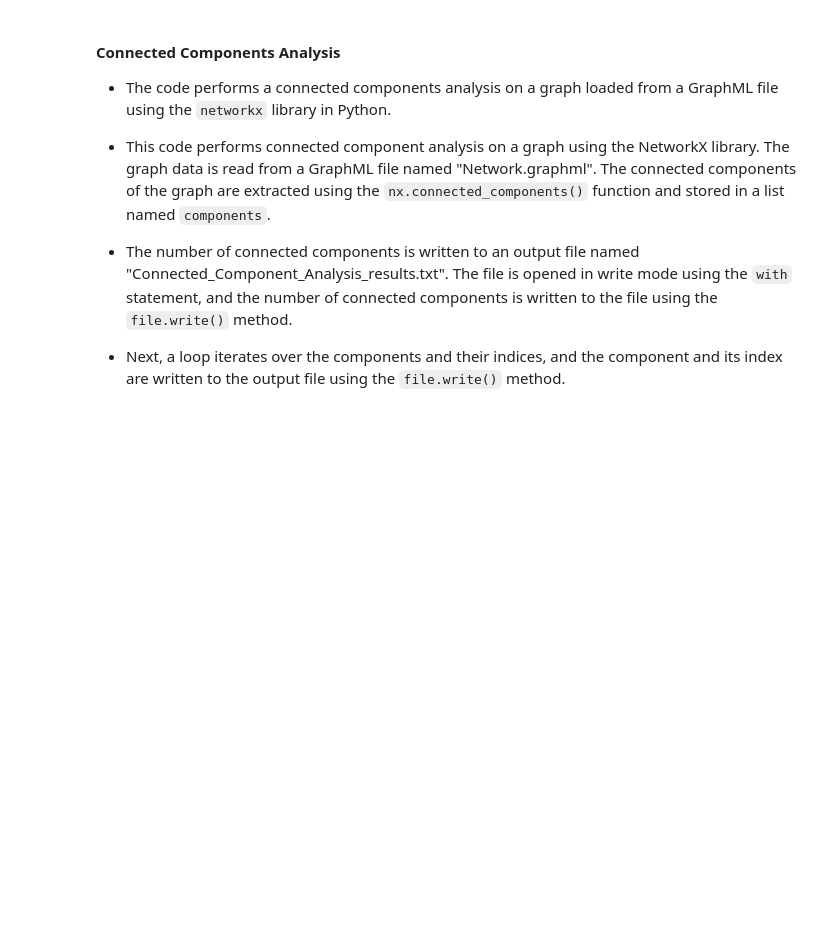
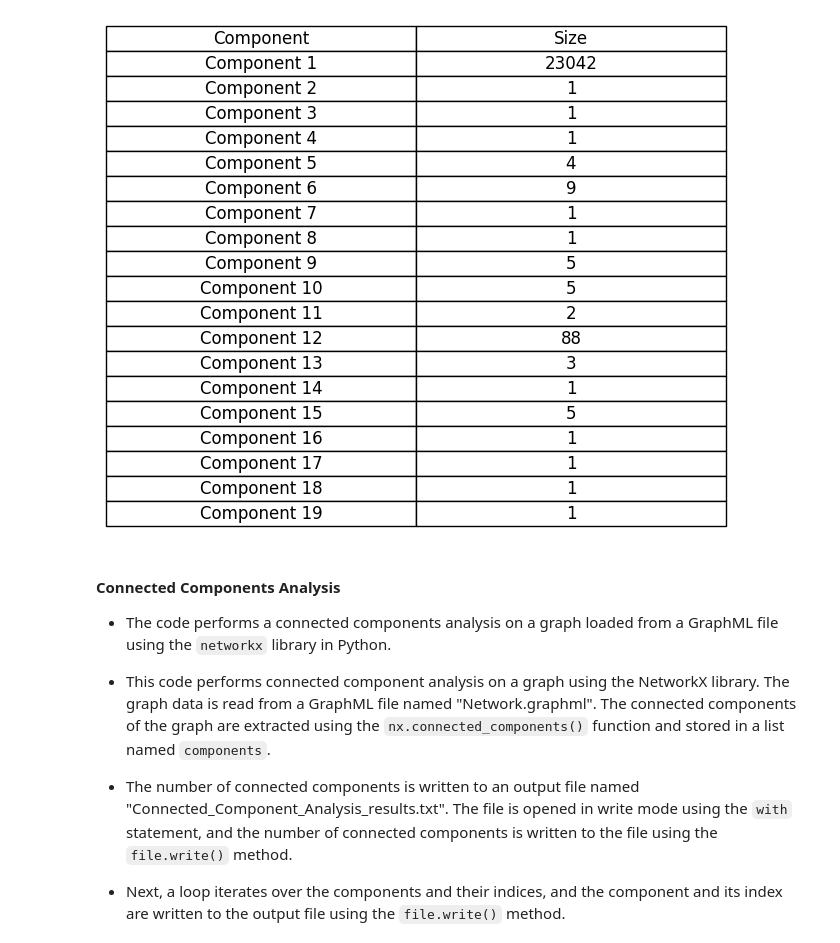
Before and after one commit to SamyShaawat/Algorithm-Project-ALG-S2023-07, a Jupyter notebook: 10. Connected Component Analysis/Connected_Component_Analysis.ipynb, the cells around one changed output. Cells and saved outputs as stored; diff of their text form; code cells hidden in the pictures; blank space fills up the shorter version.

Commit message:
commit number 55555555555

```diff
--- a/10. Connected Component Analysis/Connected_Component_Analysis.ipynb
+++ b/10. Connected Component Analysis/Connected_Component_Analysis.ipynb
@@ -16,3 +58,54 @@ print(f"Connected components analysis results saved to {output_file}.")  # Print
+# %%
+import matplotlib.pyplot as plt
+
+# Read the data from the file
+with open("Connected_Component_Analysis_results.txt", "r") as file:
+    lines = file.readlines()
+
+component_sizes = []  # List to store the sizes of each component
+component_labels = []  # List to store component labels
+
+# Parse the lines and extract the sizes of each component
+for line in lines:
+    if line.startswith("Component"):
+        component = line.split(":")[1].strip()
+        component_size = len(component.split(","))
+        component_sizes.append(component_size)
+        component_labels.append(f"Component {len(component_labels) + 1}")
+
+# Set a threshold to limit the number of components shown
+threshold = 20
+
+# Filter components and their sizes based on the threshold
+filtered_component_labels = component_labels[:threshold]
+filtered_component_sizes = component_sizes[:threshold]
+
+# Create a table of component indices and sizes
+table_data = list(zip(filtered_component_labels, filtered_component_sizes))
+
+# Set figure size
+plt.figure(figsize=(8, 6))
+
+# Create the table
+table = plt.table(cellText=table_data,
+                  colLabels=['Component', 'Size'],
+                  cellLoc='center',
+                  loc='center')
+
+table.auto_set_font_size(False)
+table.set_fontsize(12)
+table.scale(1, 1.5)
+
+# Hide axes
+ax = plt.gca()
+ax.get_xaxis().set_visible(False)
+ax.get_yaxis().set_visible(False)
+plt.box(on=None)
+
+
+plt.show()
+# %% [output]
+[figure, added]
 # %% [markdown]
 #### Connected Components Analysis
 
```
Also changed, not shown: parts of 1 cell of this notebook, 3 other files.
